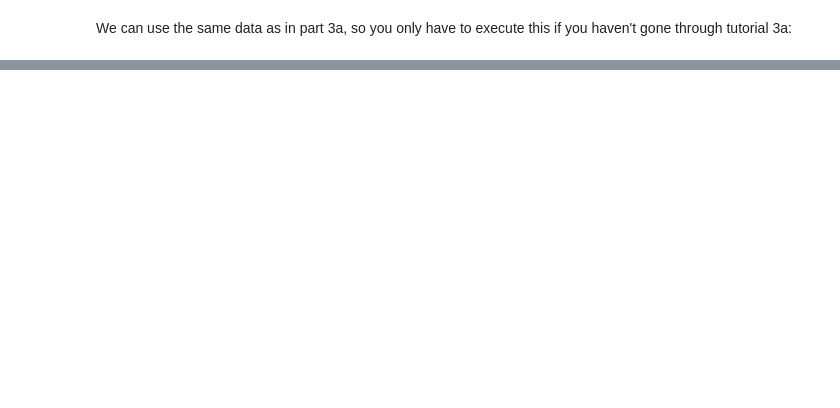
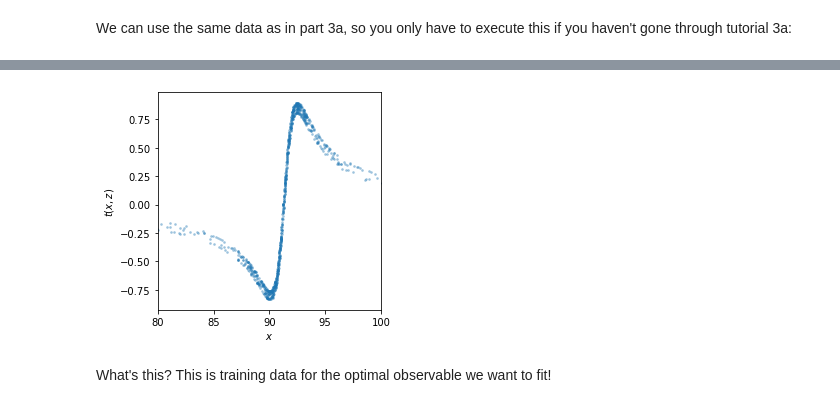
Before and after one commit to madminer-tool/madminer, a Jupyter notebook: examples/tutorial_particle_physics/A6_finite_differences.ipynb, the cells around one changed output, grey strips where cells are left out. Drawn from its saved outputs; the diff is of its cells as text; code cells hidden in the pictures; blank space fills up the shorter version.

```diff
--- a/examples/tutorial_particle_physics/A6_finite_differences.ipynb
+++ b/examples/tutorial_particle_physics/A6_finite_differences.ipynb
@@ -271,0 +279,15 @@ _ = sampler.sample_test(
+# %%
+fig = plt.figure(figsize=(4,4))
+
+plt.scatter(x.flatten()[::100], t_xz.flatten()[::100], alpha=0.3, s=3.)
+
+plt.xlabel(r"$x$")
+plt.ylabel(r"$t(x,z)$")
+
+plt.xlim(80., 100.)
+
+plt.show()
+# %% [output]
+[figure, added]
+# %% [markdown]
+What's this? This is training data for the optimal observable we want to fit!
```
Also changed, not shown: parts of 16 cells of this notebook, 2 other files.
